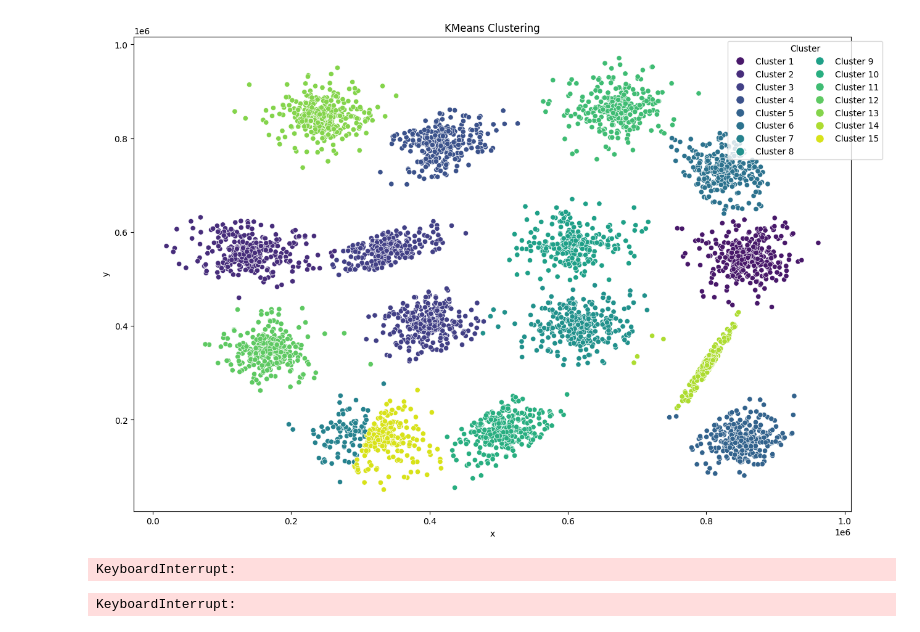
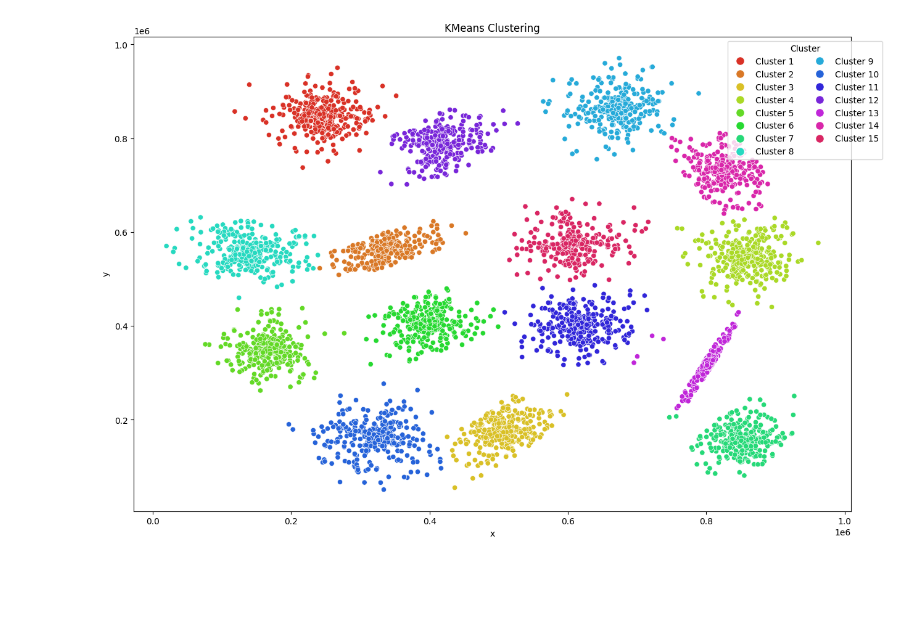
Before and after one commit to kalanimus/PythonLabs, a Jupyter notebook: Lab3/Lab3.ipynb, the cells around one changed output. Saved outputs shown, nothing was run; the diff lists cells and outputs as text; code cells hidden in the pictures; blank space fills up the shorter version.

```diff
--- a/Lab3/Lab3.ipynb
+++ b/Lab3/Lab3.ipynb
@@ -14,82 +14,23 @@ from sklearn.cluster import (
 )
 from sklearn.preprocessing import StandardScaler
 # %%
-file = pd.read_csv("s1.txt", delimiter="    ")
+file = pd.read_csv("s1.txt", delimiter="    ", header = None, names = ["x", "y"])
 # %%
+X = file
 kmeans = KMeans(n_clusters=15)
-kmeans.fit(file)
+kmeans.fit(X)
 labels = kmeans.labels_
 
 plt.figure(figsize=(15, 10))
 plt.title("KMeans Clustering")
 plt.xlabel("x")
 plt.ylabel("y")
 
-palette = sns.color_palette("viridis", 15)
-sns.scatterplot(x=file.iloc[:, 0], y=file.iloc[:, 1], hue=labels, palette=palette)
+palette = sns.color_palette(sns.hls_palette(15, l=.5, s=.7))
+sns.scatterplot(x=X.iloc[:, 0], y=X.iloc[:, 1], hue=labels, palette=palette)
 
 legend_handles = [plt.Line2D([0], [0], marker='o', color='w', label=f"Cluster {i+1}", markerfacecolor=palette[i], markersize=10) for i in range(15)]
 plt.legend(handles=legend_handles, title="Cluster", loc="upper right", bbox_to_anchor=(1.05, 1), ncol=2, prop={"size": 10})
-
 plt.show()
 # %% [output]
-[figure, old version]
+[figure, new version]
-# %%
-# Чтение данных из файла
-data = pd.read_csv('s1.txt', delimiter="    ", header=None)
-
-# Преобразуем данные в numpy массив
-X = data.values
-
-# Выбор параметров
-preference = -50
-max_iter = 50
-damping = 0.7
-convergence_iter = 20
-
-# Применение алгоритма
-ap = AffinityPropagation(preference=preference, max_iter=max_iter, damping=damping, convergence_iter=convergence_iter)
-ap.fit(X)
-
-# Анализ результатов
-labels = ap.labels_
-
-plt.figure(figsize=(10, 6))
-sns.set_style("whitegrid")
-sns.scatterplot(x=X[:, 0], y=X[:, 1], hue=labels, palette="viridis", legend="full")
-plt.title('Affinity Propagation Clustering')
-plt.xlabel('x')
-plt.ylabel('y')
-plt.show()
-# %% [output]
-KeyboardInterrupt:
-# %%
-X = file.values  # assuming your data is a Pandas DataFrame
-
-bandwidth = estimate_bandwidth(X, quantile=0.2)
-
-# Perform MeanShift clustering with the estimated bandwidth
-ms = MeanShift(bandwidth=bandwidth)
-ms.fit(X)
-labels = ms.labels_
-
-# Check the number of clusters
-n_clusters = len(np.unique(labels))
-
-# If the number of clusters is not 15, adjust the bandwidth iteratively
-while n_clusters != 15:
-    bandwidth -= 0.1
-    ms = MeanShift(bandwidth=bandwidth)
-    ms.fit(X)
-    labels = ms.labels_
-    n_clusters = len(np.unique(labels))
-
-# Visualize the clustering results using Seaborn
-sns.set_style('whitegrid')
-sns.scatterplot(x=X[:, 0], y=X[:, 1], hue=labels, palette=sns.color_palette("husl", 15))
-plt.title('MeanShift Clustering Results (15 clusters)')
-plt.xlabel('Feature 1')
-plt.ylabel('Feature 2')
-plt.show()
-# %% [output]
-KeyboardInterrupt:
```
Also changed, not shown: parts of 7 cells of this notebook.
